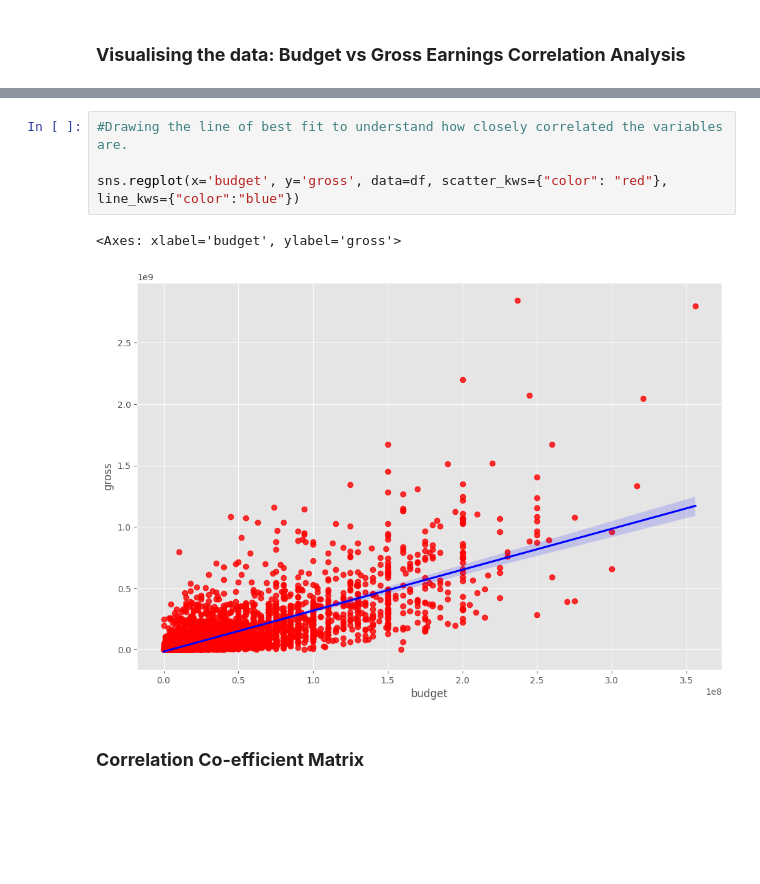
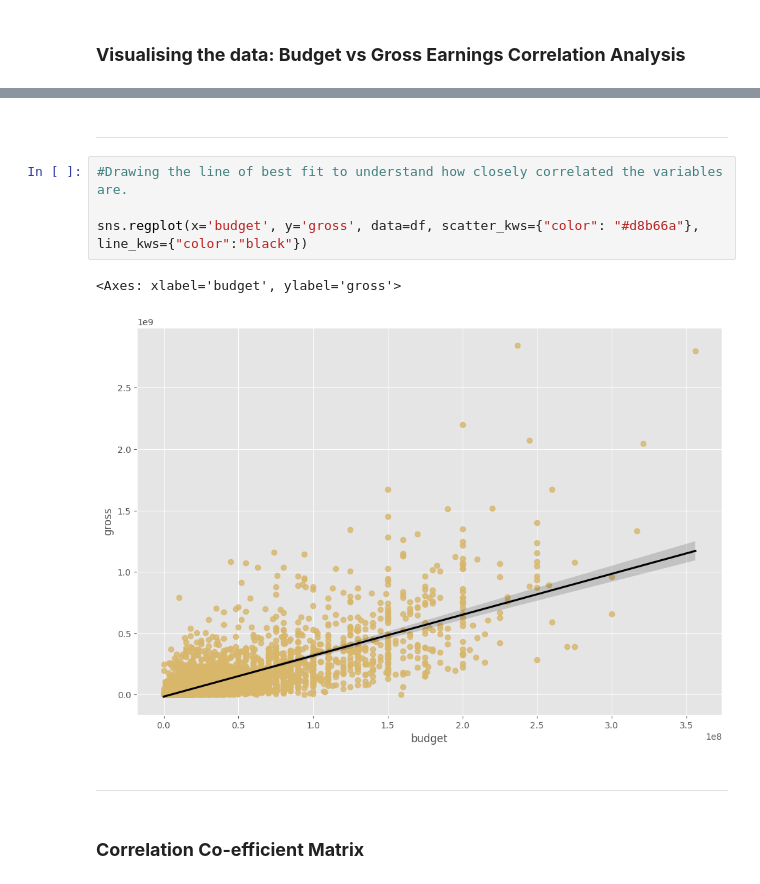
Before and after one commit to natashaely/Movie-Industry-Correlation-Project, a Jupyter notebook: Movie_Industry_Correlation_Project.ipynb, the cells around one changed output, grey strips where cells are left out. Saved outputs shown, nothing was run; the diff lists cells and outputs as text; blank space fills up the shorter version.

```diff
--- a/Movie_Industry_Correlation_Project.ipynb
+++ b/Movie_Industry_Correlation_Project.ipynb
@@ -158,8 +170,16 @@ plt.show()
+# %% [markdown]
+
+
+---
 # %%
 #Drawing the line of best fit to understand how closely correlated the variables are.
 
-sns.regplot(x='budget', y='gross', data=df, scatter_kws={"color": "red"}, line_kws={"color":"blue"})
+sns.regplot(x='budget', y='gross', data=df, scatter_kws={"color": "#d8b66a"}, line_kws={"color":"black"})
 # %% [output]
 <Axes: xlabel='budget', ylabel='gross'>
-[figure, old version]
+[figure, new version]
+# %% [markdown]
+
+
+---
 # %% [markdown]
```
Also changed, not shown: parts of 15 cells of this notebook.
